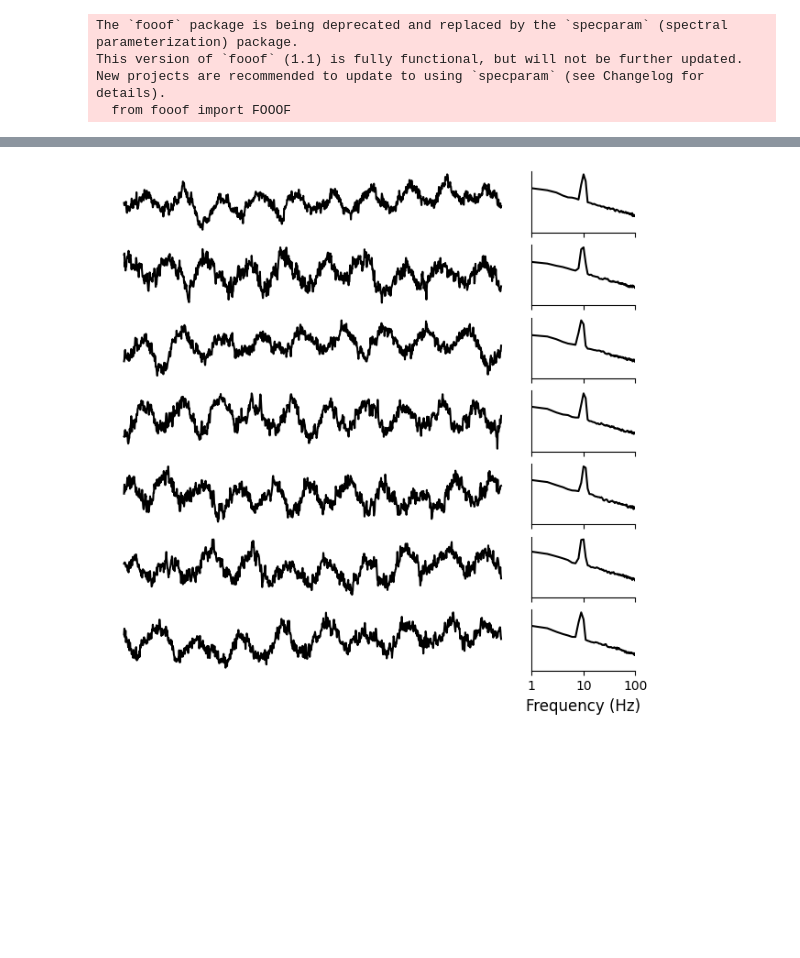
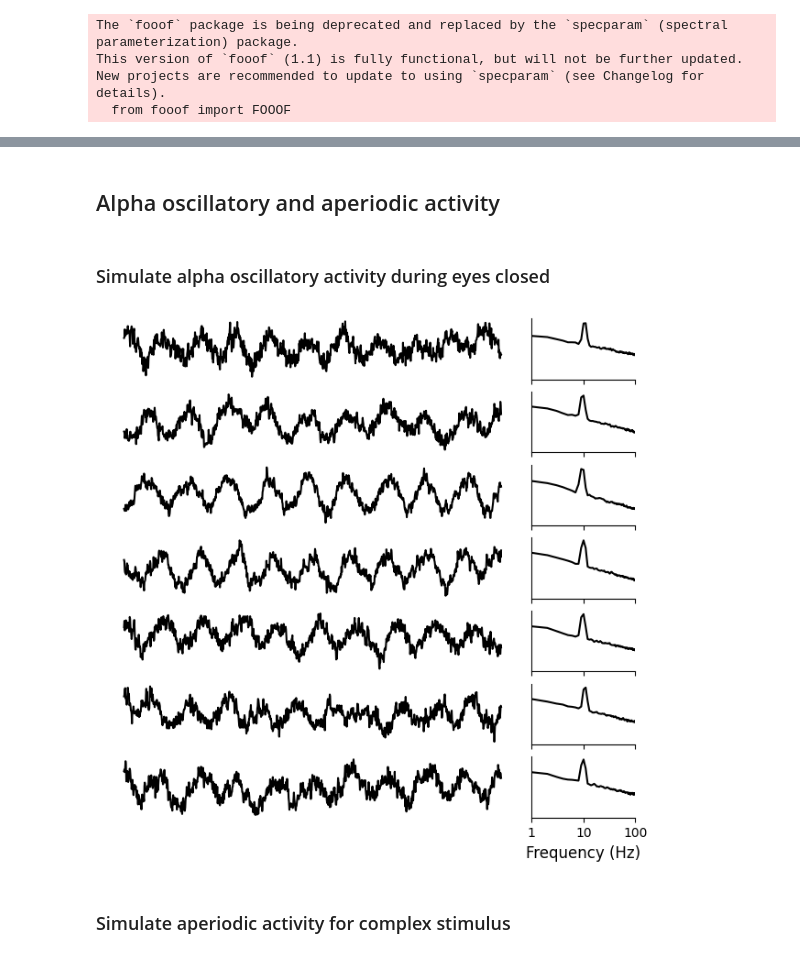
Before and after one commit to voytekresearch/alpha_aperiodic_wm, a Jupyter notebook: figs.ipynb, the cells around one changed output, grey strips where cells are left out. Saved outputs shown, nothing was run; the diff lists cells and outputs as text; code cells hidden in the pictures; blank space fills up the shorter version.

Commit message:
Make exponent mechanism figure and add comments to ipynb

```diff
--- a/figs.ipynb
+++ b/figs.ipynb
@@ -16,10 +21,12 @@ New projects are recommended to update to using `specparam` (see Changelog for d
 # %%
+# Set parameters
 n_seconds = 3
 fs = 1000
 
 # Define the components of the combined signal to simulate
 components = {'sim_powerlaw' : {'exponent': -2},
-              'sim_bursty_oscillation' : {'freq' : 12.5, 'burst_params': {'enter_burst': 0.1, 'leave_burst': 0.9}}}
+              'sim_bursty_oscillation' : {'freq' : 12.5, 'burst_params': {
+                'enter_burst': 0.1, 'leave_burst': 0.9}}}
 component_variances = [1, 0.25]
 
 # Simulate a bursty oscillation combined with aperiodic activity
@@ -99,0 +103,2 @@ import seaborn as sns
+# %% [markdown]
+## Alpha oscillatory and aperiodic activity
@@ -100,45 +127,46 @@ import seaborn as sns
+# %% [markdown]
+### Simulate alpha oscillatory activity during eyes closed
 # %%
-n_seconds = 100
-alpha_freq = 10
-fs = 1000
-exp = -1
-fmax = 100
-
 # Simulation for eyes closed
 n_populations = 7
-closed_sigs = [sim_powerlaw(n_seconds, fs, exp) + sim_oscillation(
-    n_seconds, fs, alpha_freq + 2* np.random.rand() - 1,
-    phase=np.random.rand()) for _ in range(n_populations)]
+closed_sigs = [sim_powerlaw(
+    n_seconds, fs, exp + 0.4 * np.random.rand() - 0.2) + sim_oscillation(
+        n_seconds, fs, alpha_freq + 2 * np.random.rand() - 1,
+        phase=np.random.rand()) for _ in range(n_populations)]
 closed_psds = [compute_spectrum(closed_sig, fs) for closed_sig in closed_sigs]
 
 # Make figure
 fig = plt.figure(constrained_layout=True, figsize=(6, 6))
 gs = fig.add_gridspec(n_populations, 5)
-
+psd_ax1 = fig.add_subplot(gs[0, -1])
 for i, (sig, (freqs, psd)) in enumerate(zip(closed_sigs, closed_psds)):
     # Get axes
     ts_ax = fig.add_subplot(gs[i, :-1])
-    psd_ax = fig.add_subplot(gs[i, -1])
+    psd_ax = psd_ax1
+    if i > 0:
+        psd_ax = fig.add_subplot(gs[i, -1], sharey=psd_ax1)
 
     # Plot time series
-    ts_ax.plot(sig[:1000], color='k')
+    ts_ax.plot(sig[:fs], color='k')
     ts_ax.axis('off')
 
     # Plot PSD
     psd_ax.plot(freqs, psd, color='k')
     psd_ax.set_xlim([1, fmax])
     psd_ax.set_xscale('log')
     psd_ax.set_yscale('log')
     psd_ax.set_xticks([], minor=True)
     psd_ax.set_xticks([1, 10, 100], [], minor=False)
     if i == n_populations - 1:
         psd_ax.set_xticks([1, 10, 100], [1, 10, 100], minor=False)
         psd_ax.set_xlabel('Frequency (Hz)', fontsize=12)
     psd_ax.set_yticks([], minor=True)
     psd_ax.set_yticks([], minor=False)
     sns.despine(ax=psd_ax)
 
 plt.savefig('figs/closed.png', dpi=300, bbox_inches='tight')
 # %% [output]
-[figure, old version]
+[figure, new version]
+# %% [markdown]
+### Simulate aperiodic activity for complex stimulus
 # %%
```
Also changed, not shown: parts of 13 cells of this notebook, 4 other files.
